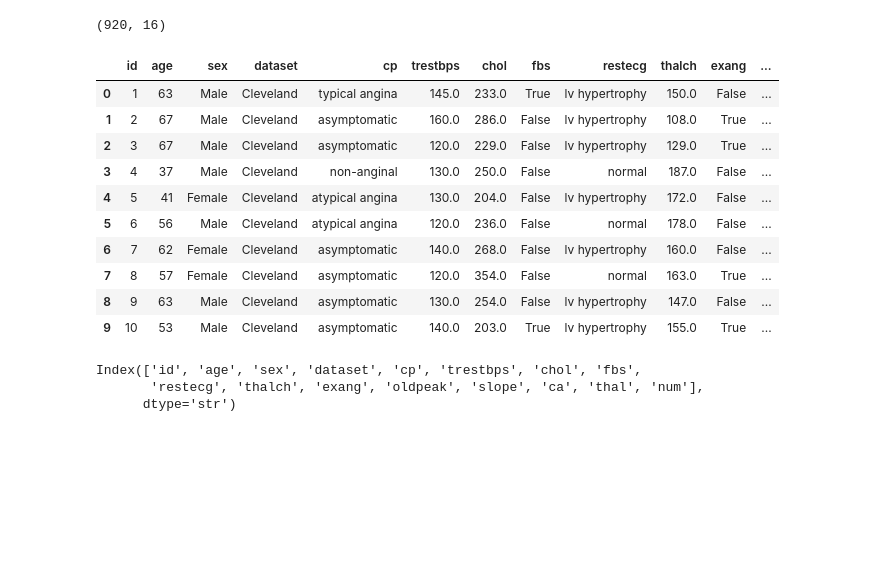
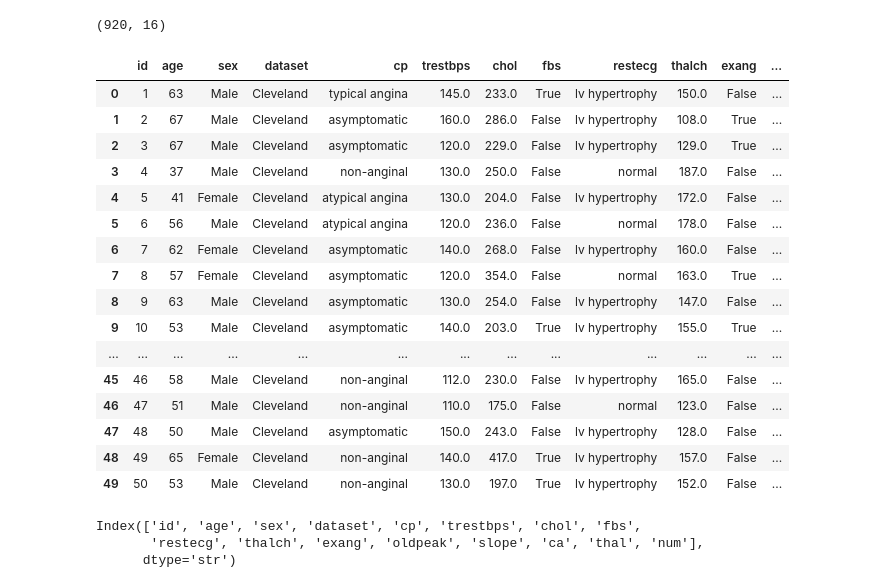
Before and after one commit to Moudjib16/Heart-Disease-Prediction, a Jupyter notebook: notebooks/01_eda.ipynb, the cells around one changed output. Cells and saved outputs as stored; diff of their text form; code cells hidden in the pictures; blank space fills up the shorter version.

```diff
--- a/notebooks/01_eda.ipynb
+++ b/notebooks/01_eda.ipynb
@@ -16,19 +16,25 @@ df.shape
 # %% [output]
 (920, 16)
 # %%
-df.head(10)
+df.head(50)
 # %% [output]
 |  | id | age | sex | dataset | cp | trestbps | chol | fbs | restecg | thalch | exang | ... |
 | 0 | 1 | 63 | Male | Cleveland | typical angina | 145.0 | 233.0 | True | lv hypertrophy | 150.0 | False | ... |
 | 1 | 2 | 67 | Male | Cleveland | asymptomatic | 160.0 | 286.0 | False | lv hypertrophy | 108.0 | True | ... |
 | 2 | 3 | 67 | Male | Cleveland | asymptomatic | 120.0 | 229.0 | False | lv hypertrophy | 129.0 | True | ... |
 | 3 | 4 | 37 | Male | Cleveland | non-anginal | 130.0 | 250.0 | False | normal | 187.0 | False | ... |
 | 4 | 5 | 41 | Female | Cleveland | atypical angina | 130.0 | 204.0 | False | lv hypertrophy | 172.0 | False | ... |
 | 5 | 6 | 56 | Male | Cleveland | atypical angina | 120.0 | 236.0 | False | normal | 178.0 | False | ... |
 | 6 | 7 | 62 | Female | Cleveland | asymptomatic | 140.0 | 268.0 | False | lv hypertrophy | 160.0 | False | ... |
 | 7 | 8 | 57 | Female | Cleveland | asymptomatic | 120.0 | 354.0 | False | normal | 163.0 | True | ... |
 | 8 | 9 | 63 | Male | Cleveland | asymptomatic | 130.0 | 254.0 | False | lv hypertrophy | 147.0 | False | ... |
 | 9 | 10 | 53 | Male | Cleveland | asymptomatic | 140.0 | 203.0 | True | lv hypertrophy | 155.0 | True | ... |
+| ... | ... | ... | ... | ... | ... | ... | ... | ... | ... | ... | ... | ... |
+| 45 | 46 | 58 | Male | Cleveland | non-anginal | 112.0 | 230.0 | False | lv hypertrophy | 165.0 | False | ... |
+| 46 | 47 | 51 | Male | Cleveland | non-anginal | 110.0 | 175.0 | False | normal | 123.0 | False | ... |
+| 47 | 48 | 50 | Male | Cleveland | asymptomatic | 150.0 | 243.0 | False | lv hypertrophy | 128.0 | False | ... |
+| 48 | 49 | 65 | Female | Cleveland | non-anginal | 140.0 | 417.0 | True | lv hypertrophy | 157.0 | False | ... |
+| 49 | 50 | 53 | Male | Cleveland | non-anginal | 130.0 | 197.0 | True | lv hypertrophy | 152.0 | False | ... |
 # %%
 df.columns
 # %% [output]
```
Also changed, not shown: parts of 5 cells of this notebook.
